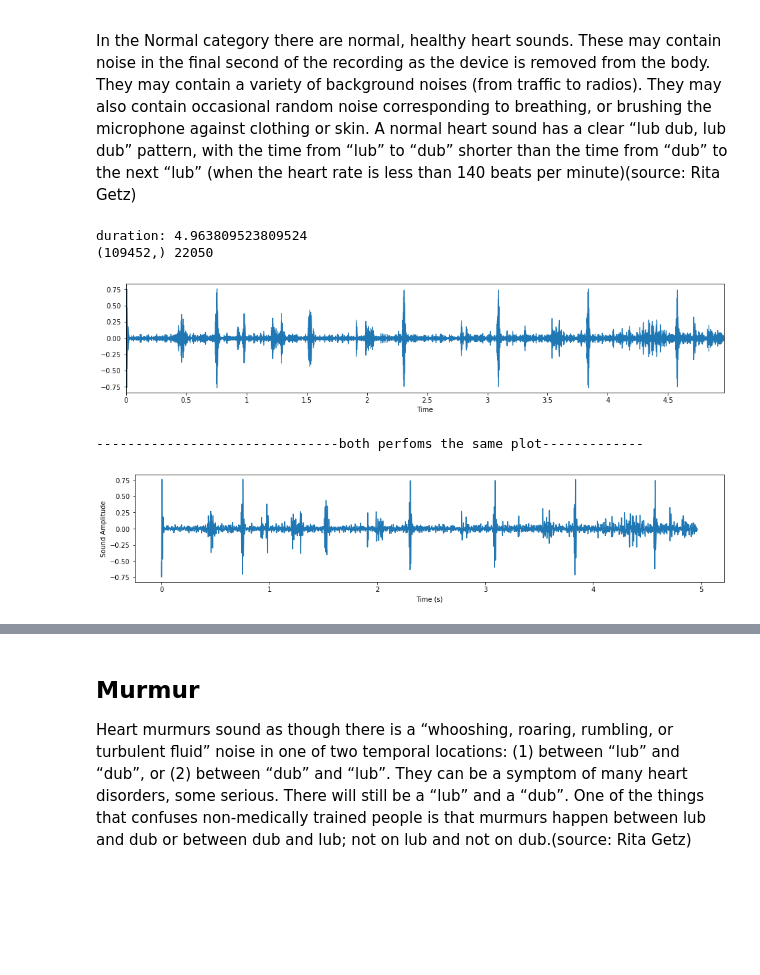
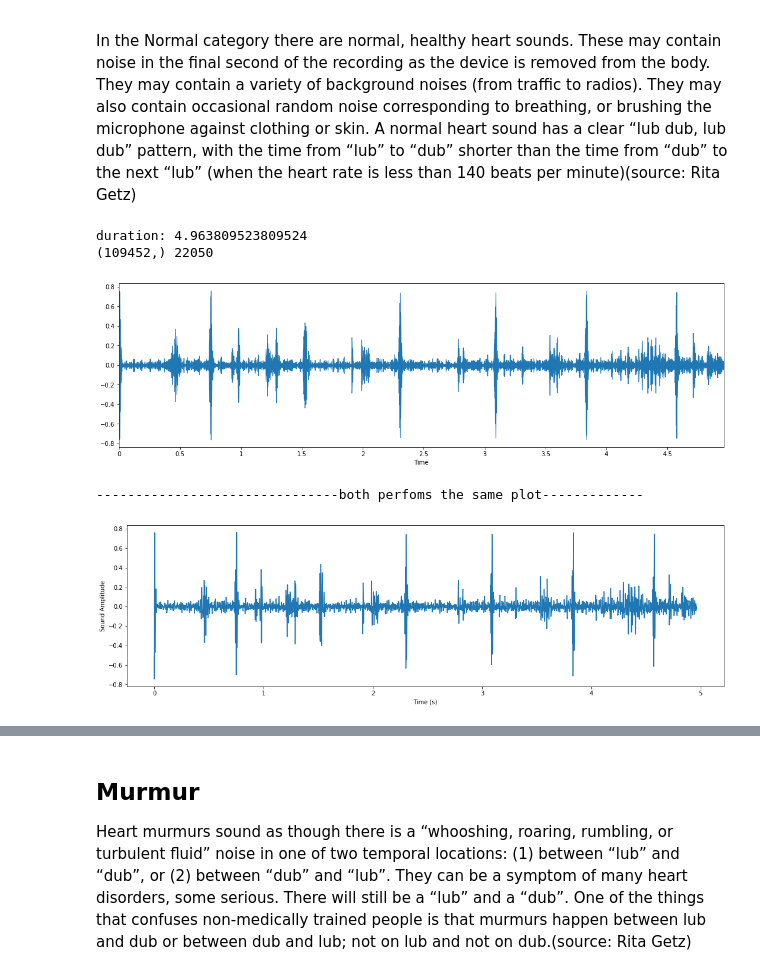
Before and after one commit to martinnss/Micro_Projects, a Jupyter notebook: apuntes datacamp/Time Seriesi.ipynb, the cells around one changed output, grey strips where cells are left out. Cells and saved outputs as stored; diff of their text form; code cells hidden in the pictures; blank space fills up the shorter version.

```diff
--- a/apuntes datacamp/Time Seriesi.ipynb
+++ b/apuntes datacamp/Time Seriesi.ipynb
@@ -37,7 +39,7 @@ date
 [figure]
 # %%
 # parent folder of sound files
-INPUT_DIR=r"C:\Users\56945\Desktop\Data Science Portfolio\Heavy Datasets\heartbeats"
+INPUT_DIR=r"C:/Users/56945/Desktop/Data Science Portfolio/Heavy Datasets/heartbeats"
 # 16 KHz
 SAMPLE_RATE = 16000
 # seconds
@@ -102,30 +104,30 @@ In the Normal category there are normal, healthy heart sounds. These may contain
 # %%
 import librosa as lr
 import librosa.display
 normal_file=INPUT_DIR+"/set_a/normal__201106111136.wav"
 
 # Load using Librosa
 audio, sfreq = lr.load(normal_file)   #default sampling rate is 22 HZ
 dur=lr.get_duration(audio)            #final  duration
 time=np.arange(0, len(audio)) / sfreq      #time array
 
 print ("duration:", dur)
 print(audio.shape, sfreq)
 
 # librosa plot
-plt.figure(figsize=(16, 3))
+plt.figure(figsize=(18,5))
 lr.display.waveplot(audio, sr=sfreq)
 plt.show()
 
 print('-------------------------------both perfoms the same plot-------------')
 # Plot audio over time
-fig, ax = plt.subplots(figsize=(16,3))
+fig, ax = plt.subplots(figsize=(18,5))
 ax.plot(time,audio)
 ax.set(xlabel='Time (s)', ylabel='Sound Amplitude')
 plt.show()
 # %% [output]
 duration: 4.963809523809524
 (109452,) 22050
-[figure, old version]
+[figure, new version]
 -------------------------------both perfoms the same plot-------------
-[figure, old version]
+[figure, new version]
```
Also changed, not shown: parts of 13 cells of this notebook.
